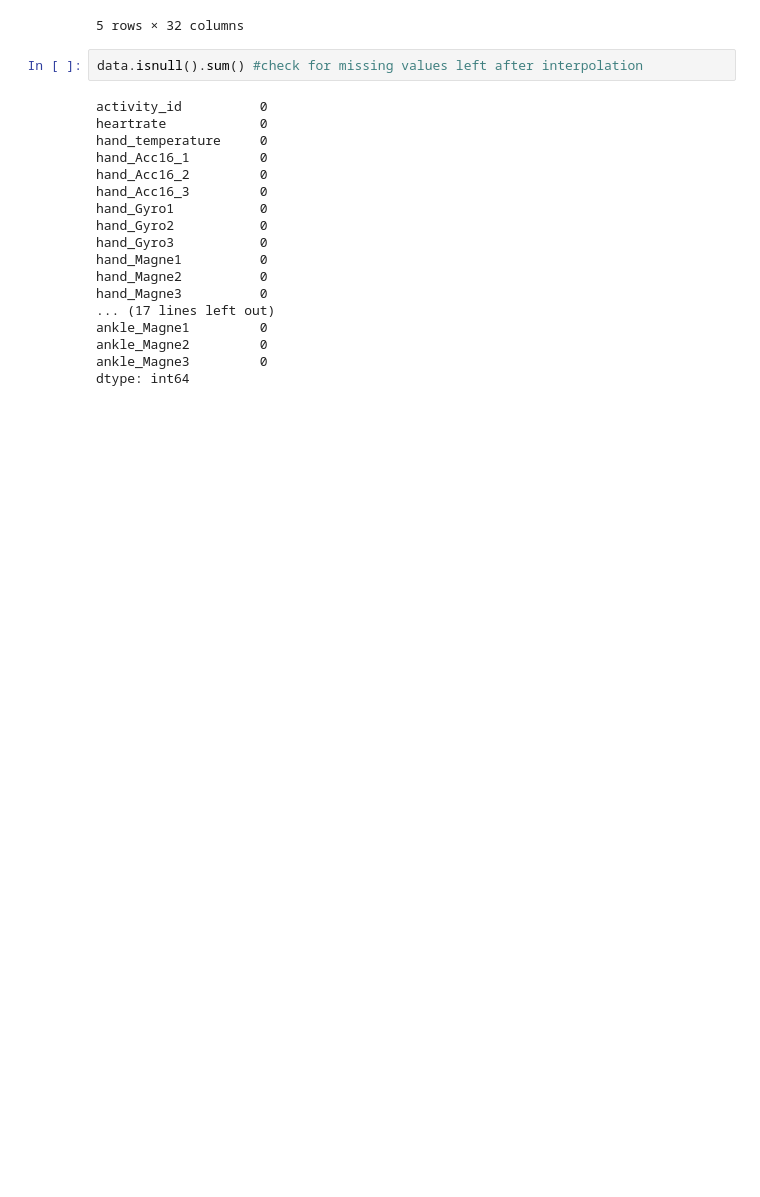
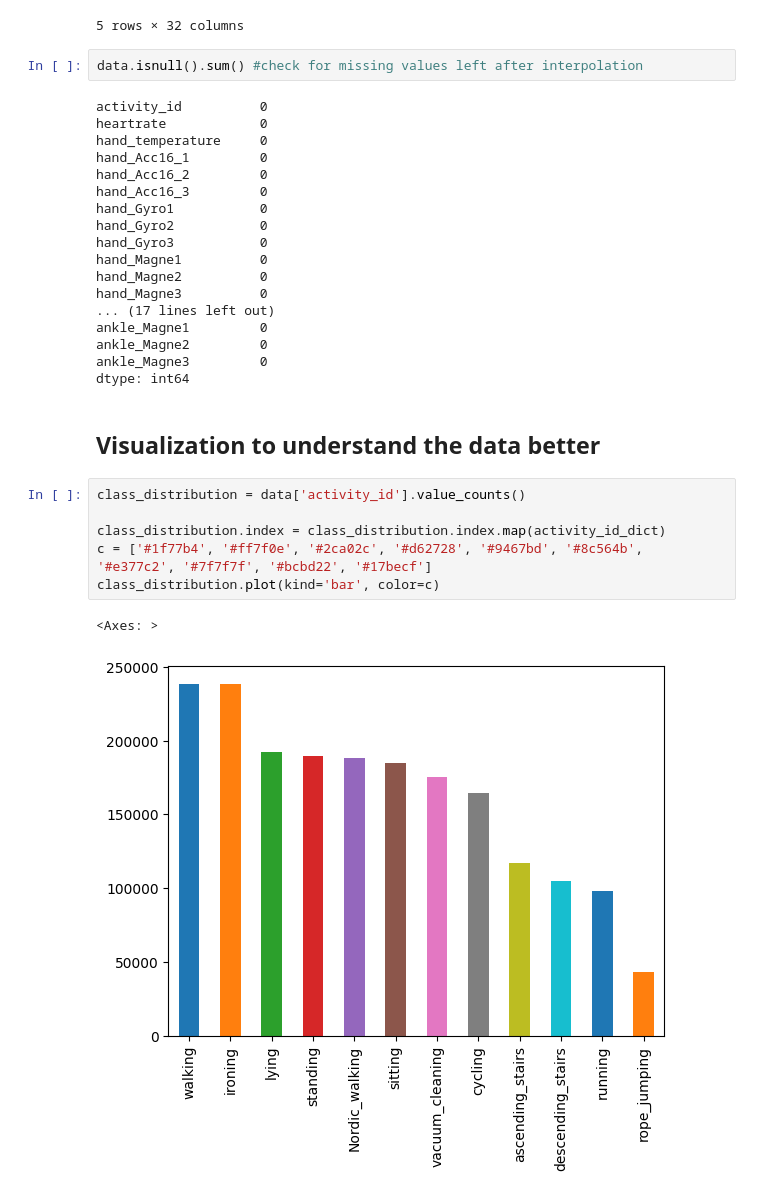
Before and after one commit to swetzel1/introduction_to_ml, a Jupyter notebook: project/final_project.ipynb, the cells around one changed output. Drawn from its saved outputs; the diff is of its cells as text; blank space fills up the shorter version.

Commit message:
Preprocessing and Visualization

```diff
--- a/project/final_project.ipynb
+++ b/project/final_project.ipynb
@@ -168,3 +178,14 @@ ankle_Magne1         0
 ankle_Magne2         0
 ankle_Magne3         0
 dtype: int64
+# %% [markdown]
+## Visualization to understand the data better
+# %%
+class_distribution = data['activity_id'].value_counts()
+
+class_distribution.index = class_distribution.index.map(activity_id_dict)
+c = ['#1f77b4', '#ff7f0e', '#2ca02c', '#d62728', '#9467bd', '#8c564b', '#e377c2', '#7f7f7f', '#bcbd22', '#17becf']
+class_distribution.plot(kind='bar', color=c)
+# %% [output]
+<Axes: >
+[figure, added]
```
Also changed, not shown: parts of 7 cells of this notebook.
